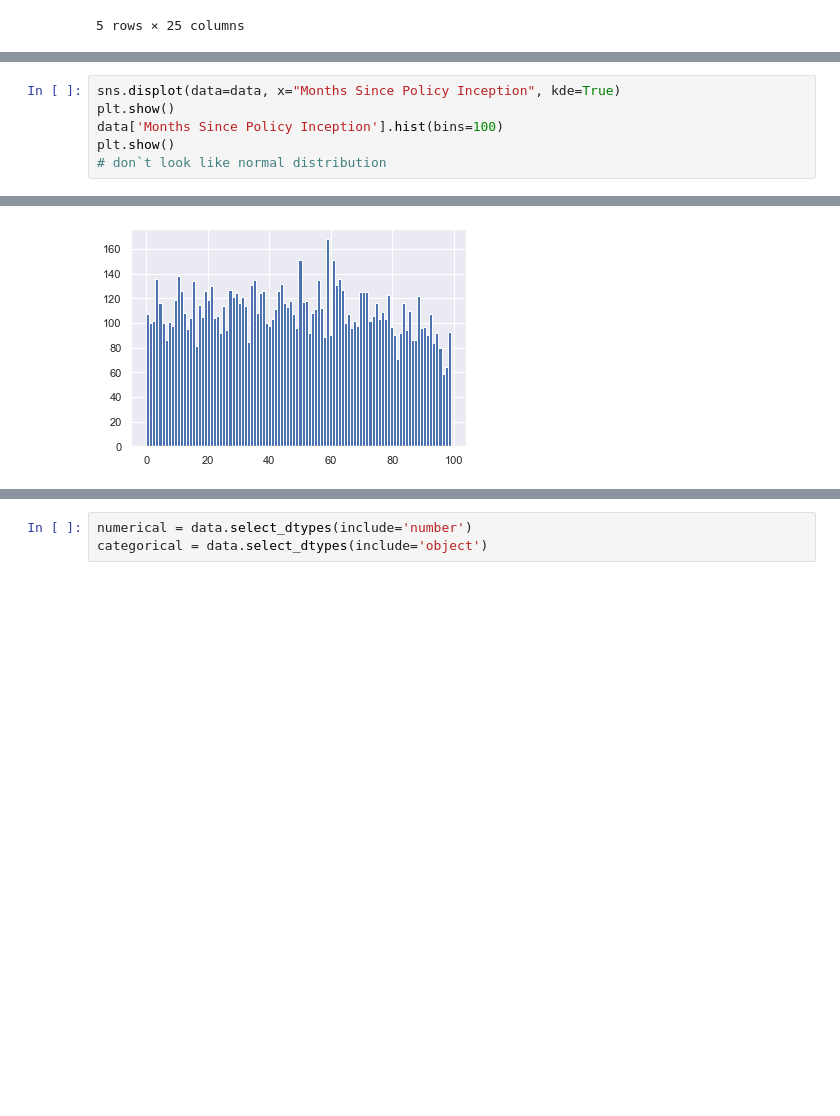
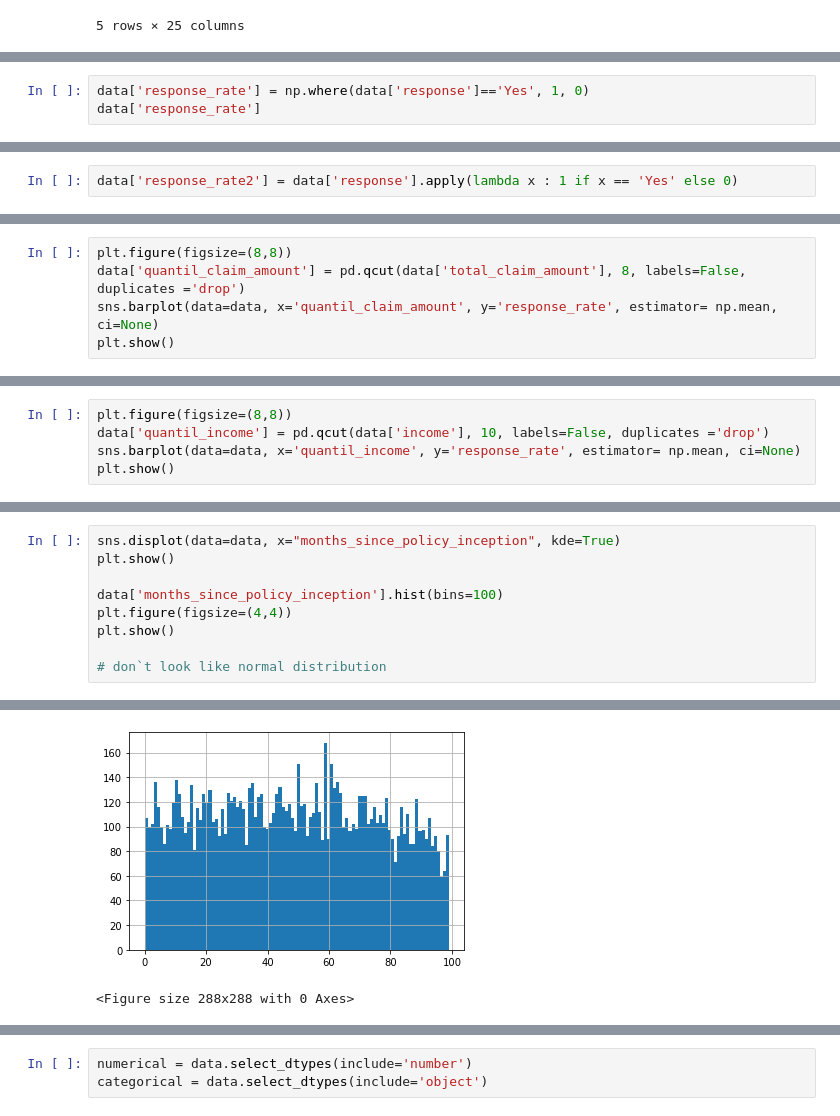
Before and after one commit to bennednedben/lab-customer-analysis-round-2, a Jupyter notebook: files_for_lab/csv_files/Solution6.ipynb, the cells around one changed output, grey strips where cells are left out. Drawn from its saved outputs; the diff is of its cells as text; blank space fills up the shorter version.

```diff
--- a/files_for_lab/csv_files/Solution6.ipynb
+++ b/files_for_lab/csv_files/Solution6.ipynb
@@ -501,0 +649,3 @@ customer-analysis-round-4
+# %%
+data['response_rate'] = np.where(data['response']=='Yes', 1, 0)
+data['response_rate']
@@ -501,0 +667,2 @@ customer-analysis-round-4
+# %%
+data['response_rate2'] = data['response'].apply(lambda x : 1 if x == 'Yes' else 0)
@@ -501,0 +705,5 @@ customer-analysis-round-4
+# %%
+plt.figure(figsize=(8,8))
+data['quantil_claim_amount'] = pd.qcut(data['total_claim_amount'], 8, labels=False, duplicates ='drop')
+sns.barplot(data=data, x='quantil_claim_amount', y='response_rate', estimator= np.mean, ci=None)
+plt.show()
@@ -501,0 +744,5 @@ customer-analysis-round-4
+# %%
+plt.figure(figsize=(8,8))
+data['quantil_income'] = pd.qcut(data['income'], 10, labels=False, duplicates ='drop')
+sns.barplot(data=data, x='quantil_income', y='response_rate', estimator= np.mean, ci=None)
+plt.show()
@@ -601,7 +889,10 @@ plt.show()
 # %%
-sns.displot(data=data, x="Months Since Policy Inception", kde=True)
+sns.displot(data=data, x="months_since_policy_inception", kde=True)
 plt.show()
-data['Months Since Policy Inception'].hist(bins=100)
+
+data['months_since_policy_inception'].hist(bins=100)
+plt.figure(figsize=(4,4))
 plt.show()
+
 # don`t look like normal distribution
 # %% [output]
@@ -609,2 +900,3 @@ plt.show()
-[figure, old version]
+[figure, new version]
+<Figure size 288x288 with 0 Axes>
 # %%
```
Also changed, not shown: parts of 223 cells of this notebook, 1 other file.
